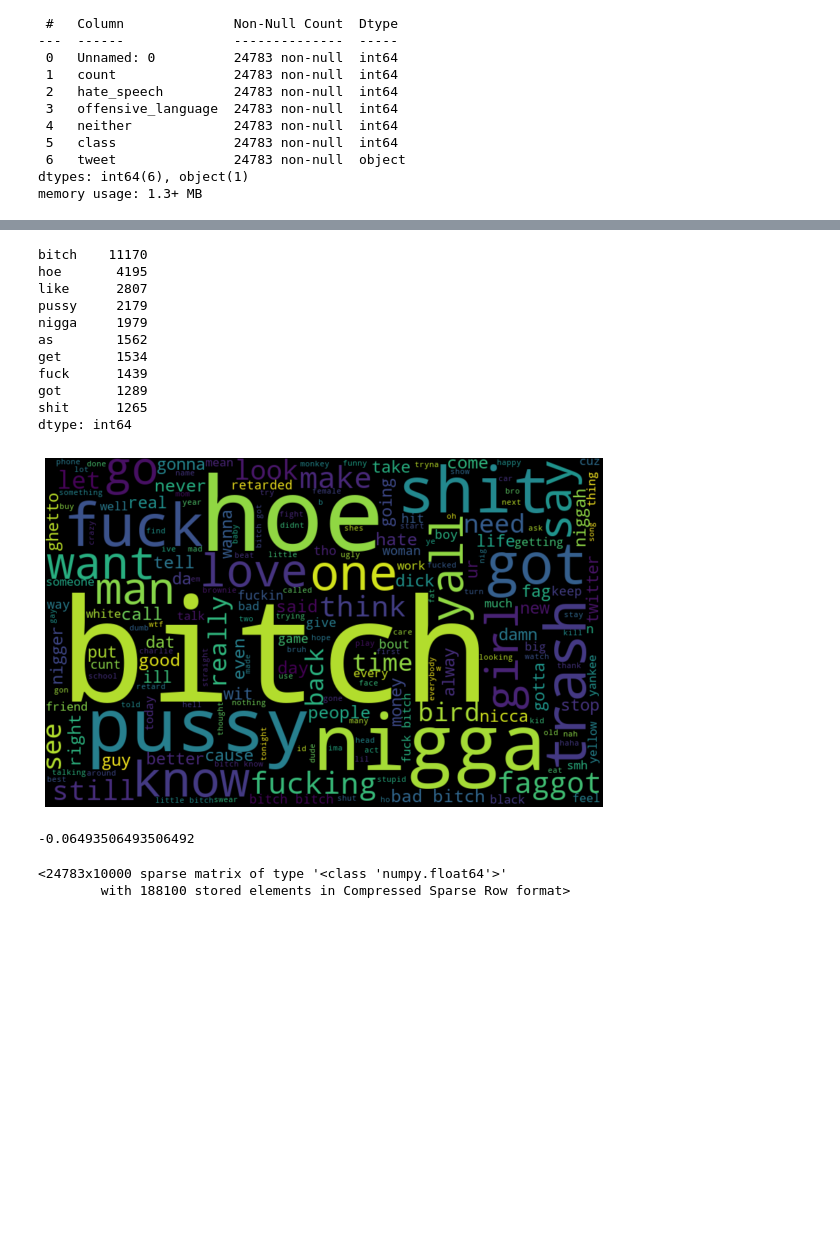
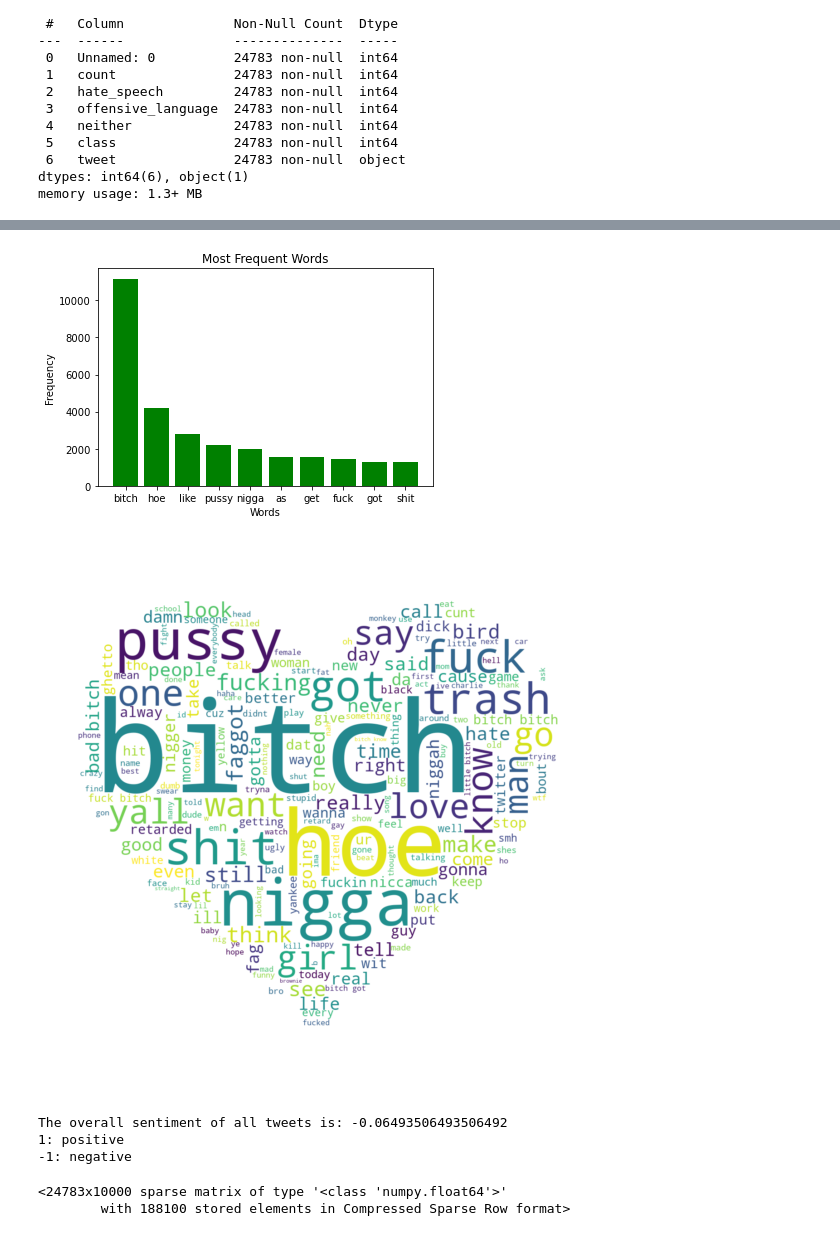
Before and after one commit to djoumessimaxwell/AI-and-Big-Data-project, a Jupyter notebook: project.ipynb, the cells around one changed output, grey strips where cells are left out. Cells and saved outputs as stored; diff of their text form; code cells hidden in the pictures; blank space fills up the shorter version.

```diff
--- a/project.ipynb
+++ b/project.ipynb
@@ -86,8 +89,3 @@ Data columns (total 7 columns):
  6   tweet               24783 non-null  object
 dtypes: int64(6), object(1)
 memory usage: 1.3+ MB
-# %%
-# extract the tweet column, make all words to lowercase, and remove redundant space
-
-data_tweet_str = data_tweet['tweet'].apply(lambda x: ' '.join(x.lower().strip() for x in x.split()))
-data_tweet_str
@@ -325,0 +92,11 @@ woman complain cleaning house man always take trash
+# %%
+# plot the graph of number of tweets of each class
+
+count_class = pd.DataFrame({'class_0': [np.sum(data_tweet['class'] == 0)], 'class_1': [np.sum(data_tweet['class'] == 1)],\
+     'class_2': [np.sum(data_tweet['class'] == 2)]})
+
+x, y = count_class.columns, count_class.iloc[0]
+plt.bar(x, y, width = 0.3, color = 'green')
+plt.title('Number of Tweets of Each Class')
+plt.ylabel('Number of Tweets')
+plt.show()
@@ -326,6 +236,6 @@ woman complain cleaning house man always take trash
 # %%
 # combine clean tweets with original dataset
 
-data_tweet['clean_tweets'] = lemmatization
-print(data_tweet[['tweet', 'clean_tweets']].head(10))
+data_tweet['clean_tweets'] = clean_data(data_tweet['tweet'])
+data_tweet[['tweet','clean_tweets']]
 # %% [output]
@@ -349,43 +255,36 @@ print(data_tweet[['tweet', 'clean_tweets']].head(10))
 # %%
 # most frequent words
 
-freq = pd.Series(' '.join(lemmatization).split()).value_counts()[:10]
-freq
+freq = pd.Series(' '.join(data_tweet['clean_tweets']).split()).value_counts()[:10]
+plt.bar(freq.index, freq, color = 'green')
+plt.xlabel('Words')
+plt.ylabel('Frequency')
+plt.title('Most Frequent Words')
+plt.show()
 # %% [output]
-bitch    11170
-hoe       4195
-like      2807
-pussy     2179
-nigga     1979
-as        1562
-get       1534
-fuck      1439
-got       1289
-shit      1265
-dtype: int64
+[figure, added]
 # %%
 # visualize most frequent words in all tweets
 
-from wordcloud import WordCloud
+mask = np.array(Image.open('/Users/ching/Desktop/Class/Data Project Management/AI and Big Data Project/Project/heart.png'))
 
 all_words = ' '.join([text for text in data_tweet['clean_tweets'] ])
-wordcloud = WordCloud(width = 800, height = 500).generate(all_words)
-plt.figure(figsize = (10, 7))
+wordcloud = WordCloud(width = 800, height = 800, background_color = "white", mask = mask).generate(all_words)
+plt.figure(figsize = (10, 10))
 plt.imshow(wordcloud, interpolation = "bilinear")
 plt.axis('off')
 plt.show()
 # %% [output]
-[figure, old version]
+[figure, new version]
 # %%
 # overall tweet sentiment
 
-overall_sentiment = TextBlob(str(lemmatization)).sentiment[0]
-overall_sentiment
-
-# 1: positive
-# -1: negative
+overall_sentiment = TextBlob(str(data_tweet['clean_tweets'])).sentiment[0]
+print("The overall sentiment of all tweets is: " + str(overall_sentiment), "1: positive", "-1: negative", sep = "\n")
 # %% [output]
--0.06493506493506492
+The overall sentiment of all tweets is: -0.06493506493506492
+1: positive
+-1: negative
 # %%
 # convert the tweets into statistical numbers
 
```
Also changed, not shown: parts of 33 cells of this notebook, 7 other files.
